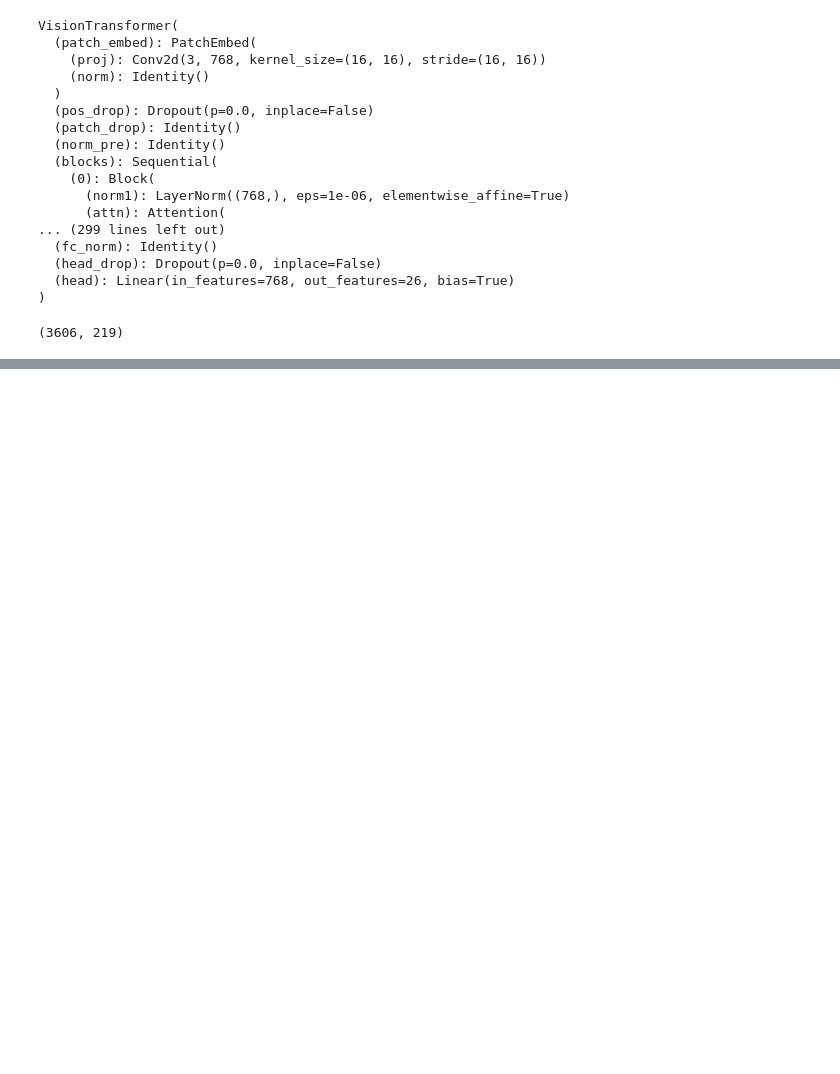
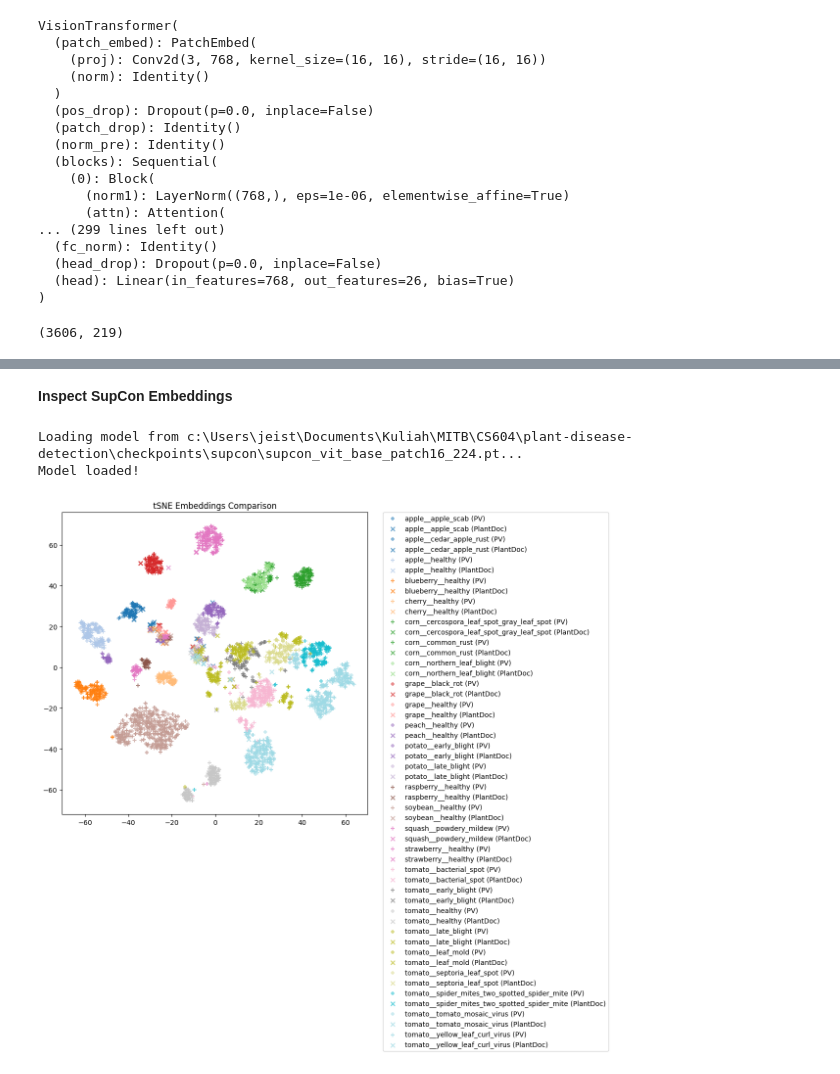
Before and after one commit to Jenpoer/plant-disease-detection, a Jupyter notebook: src/jupyter_notebooks/embeddings_eda.ipynb, the cells around one changed output, grey strips where cells are left out. Drawn from its saved outputs; the diff is of its cells as text; code cells hidden in the pictures; blank space fills up the shorter version.

```diff
--- a/src/jupyter_notebooks/embeddings_eda.ipynb
+++ b/src/jupyter_notebooks/embeddings_eda.ipynb
@@ -170,0 +176,41 @@ plot_embeddings(plantdoc_2d, plantdoc_labels, "PlantDoc Test Set Embeddings", ma
+# %% [markdown]
+**Inspect SupCon Embeddings**
+# %%
+SUPCON_MODEL_PATH = PROJECT_ROOT / "checkpoints" / "supcon" / f"supcon_{MODEL_NAME}.pt"
+# %%
+print(f"Loading model from {SUPCON_MODEL_PATH}...")
+backbone = get_model(MODEL_NAME, num_classes=26, pretrained=False)
+model = SupConViT(backbone, backbone_name=MODEL_NAME, num_classes=26)
+checkpoint = torch.load(SUPCON_MODEL_PATH, map_location=device)
+model.load_state_dict(checkpoint["model_state_dict"])
+model.to(device)
+print("Model loaded!")
+# %% [output]
+Loading model from c:\Users\jeist\Documents\Kuliah\MITB\CS604\plant-disease-detection\checkpoints\supcon\supcon_vit_base_patch16_224.pt...
+Model loaded!
+# %%
+# Define test sets
+test_sets = {
+    "PV_Test": SPLITS_DIR / "pv_test.csv",
+    "PlantDoc_Test": SPLITS_DIR / "plantdoc_test_mapped.csv",
+}
+
+
+# Get appropriate transforms
+_, _, transform_test = get_transforms(
+    backbone, model_name=MODEL_NAME, image_size=224
+)
+
+# Create DataLoaders
+pv_test_dataloader = get_test_dataloader(
+    test_sets["PV_Test"], root_dir=PROJECT_ROOT, batch_size=32, transforms=transform_test
+)
+plantdoc_test_dataloader = get_test_dataloader(
+    test_sets["PlantDoc_Test"], root_dir=PROJECT_ROOT, batch_size=32, transforms=transform_test
+)
+# %%
+# Get features for PV test set
+pv_features, pv_labels = get_features(model, pv_test_dataloader)
+
+# Get features for PlantDoc test set
+plantdoc_features, plantdoc_labels = get_features(model, plantdoc_test_dataloader)
@@ -170,0 +222,17 @@ plot_embeddings(plantdoc_2d, plantdoc_labels, "PlantDoc Test Set Embeddings", ma
+# %%
+features_combined = np.concatenate([pv_features, plantdoc_features])
+labels_combined = np.concatenate([pv_labels, plantdoc_labels])
+tsne_combined = TSNE(n_components=2, random_state=42)
+embeddings_combined_2d = tsne_combined.fit_transform(features_combined)
+
+# Number of samples
+n_pv = len(pv_features)
+n_plantdoc = len(plantdoc_features)
+
+# Split embeddings
+pv_2d = embeddings_combined_2d[:n_pv]
+plantdoc_2d = embeddings_combined_2d[n_pv:]
+
+plot_together(pv_2d, pv_labels, plantdoc_2d, plantdoc_labels)
+# %% [output]
+[figure, added]
```
Also changed, not shown: parts of 8 cells of this notebook.
